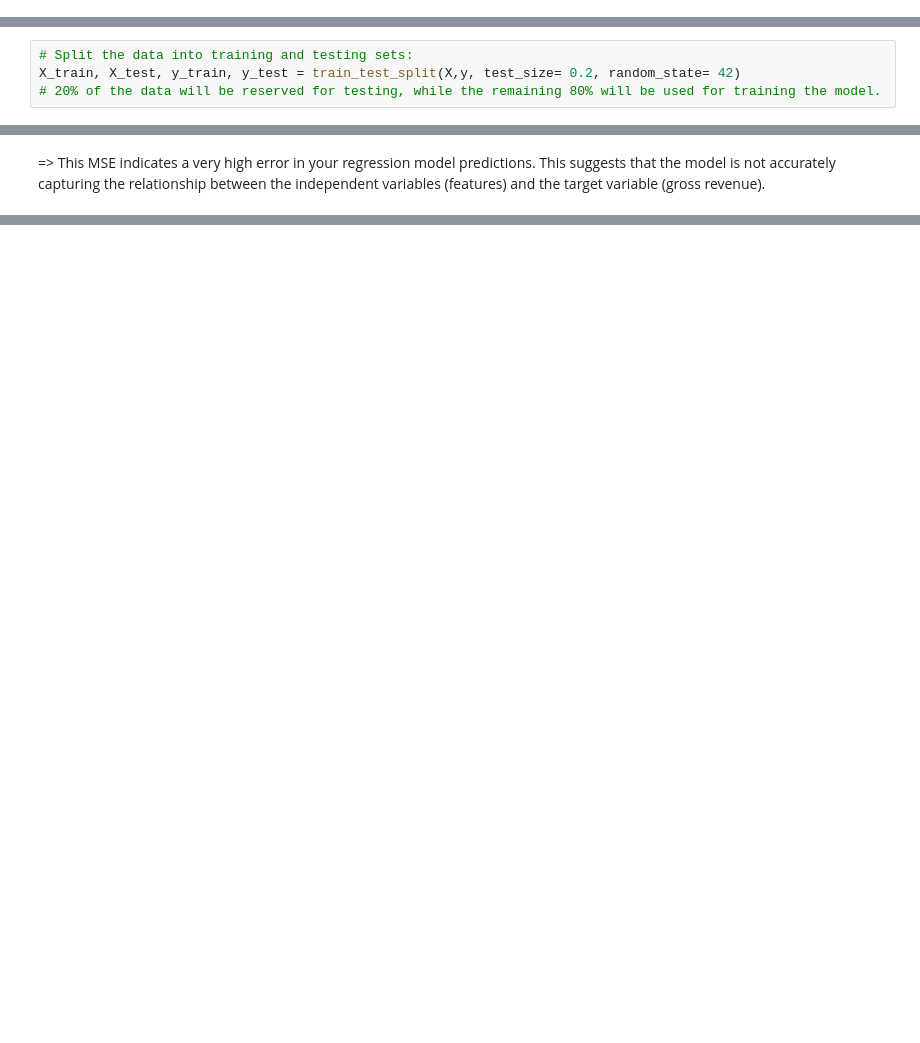
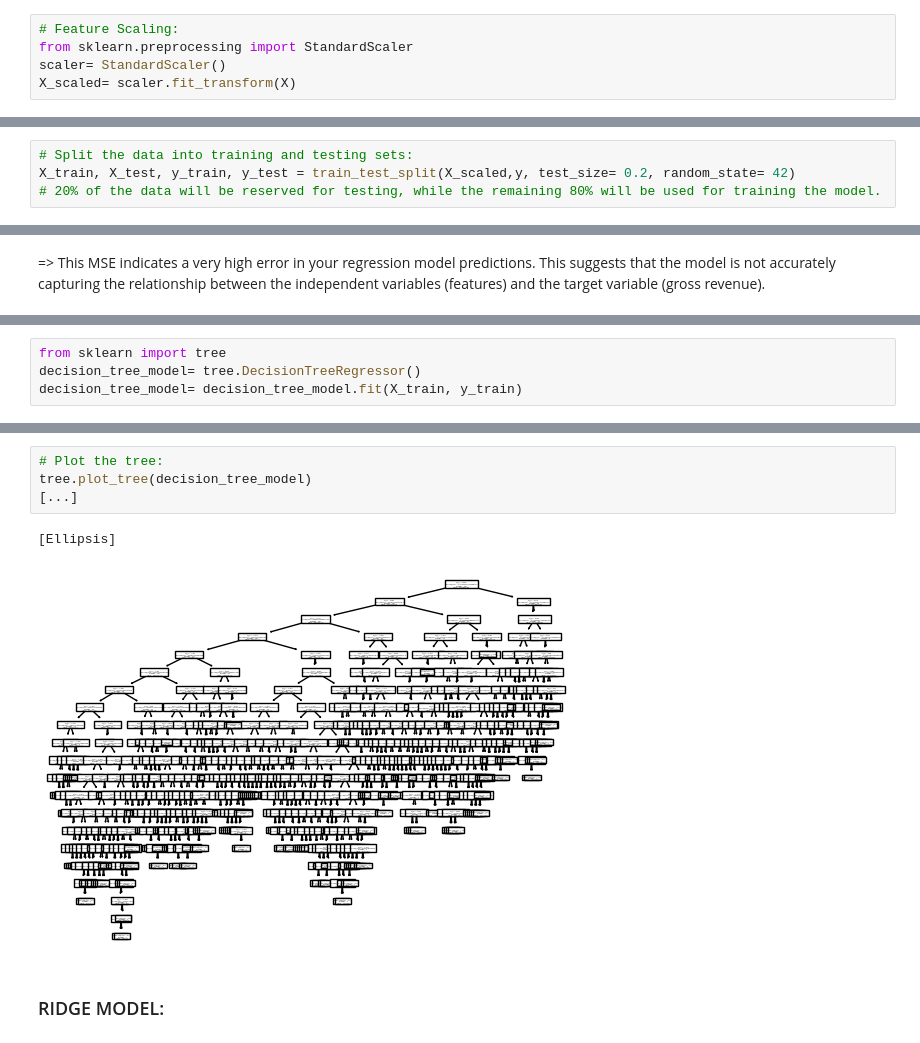
Before and after one commit to luongkhanhphuong2412/Movie_Recommedation_System, a Jupyter notebook: movie_modeling.ipynb, the cells around one changed output, grey strips where cells are left out. Cells and saved outputs as stored; diff of their text form; blank space fills up the shorter version.

```diff
--- a/movie_modeling.ipynb
+++ b/movie_modeling.ipynb
@@ -296,3 +307,8 @@ y= df['Gross']    # target variables that we need to predict
+# %%
+# Feature Scaling:
+from sklearn.preprocessing import StandardScaler
+scaler= StandardScaler()
+X_scaled= scaler.fit_transform(X)
 # %%
 plt.plot(X,y,'ro')
 # %% [output]
@@ -303,5 +319,5 @@ plt.plot(X,y,'ro')
 [figure]
 # %%
 # Split the data into training and testing sets:
-X_train, X_test, y_train, y_test = train_test_split(X,y, test_size= 0.2, random_state= 42)
+X_train, X_test, y_train, y_test = train_test_split(X_scaled,y, test_size= 0.2, random_state= 42)
 # 20% of the data will be reserved for testing, while the remaining 80% will be used for training the model.
@@ -323,0 +368,4 @@ Mean Square Error:  5628582497704986.0
+# %%
+from sklearn import tree
+decision_tree_model= tree.DecisionTreeRegressor()
+decision_tree_model= decision_tree_model.fit(X_train, y_train)
@@ -323,0 +387,9 @@ Mean Square Error:  5628582497704986.0
+# %%
+# Plot the tree:
+tree.plot_tree(decision_tree_model)
+[...]
+# %% [output]
+[Ellipsis]
+[figure, added]
+# %% [markdown]
+### RIDGE MODEL:
```
Also changed, not shown: parts of 15 cells of this notebook.
